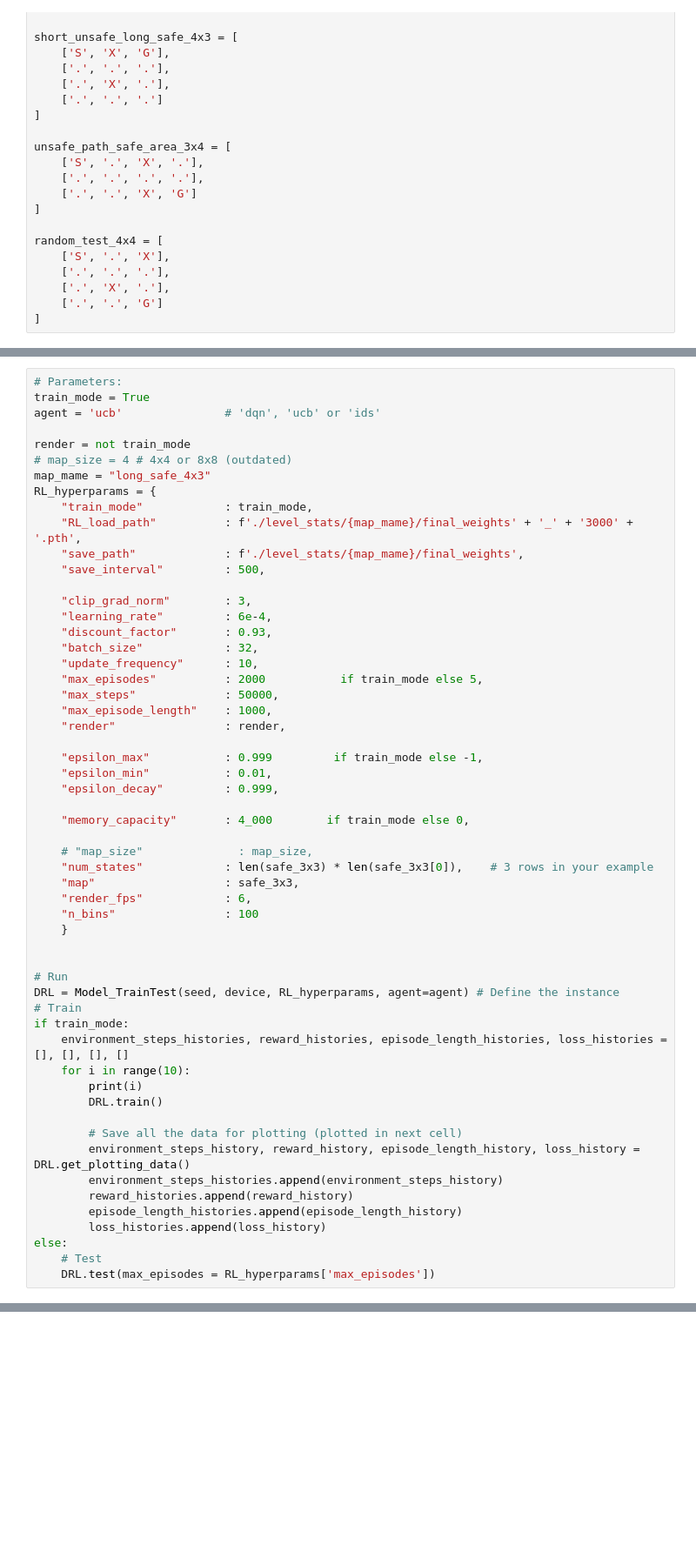
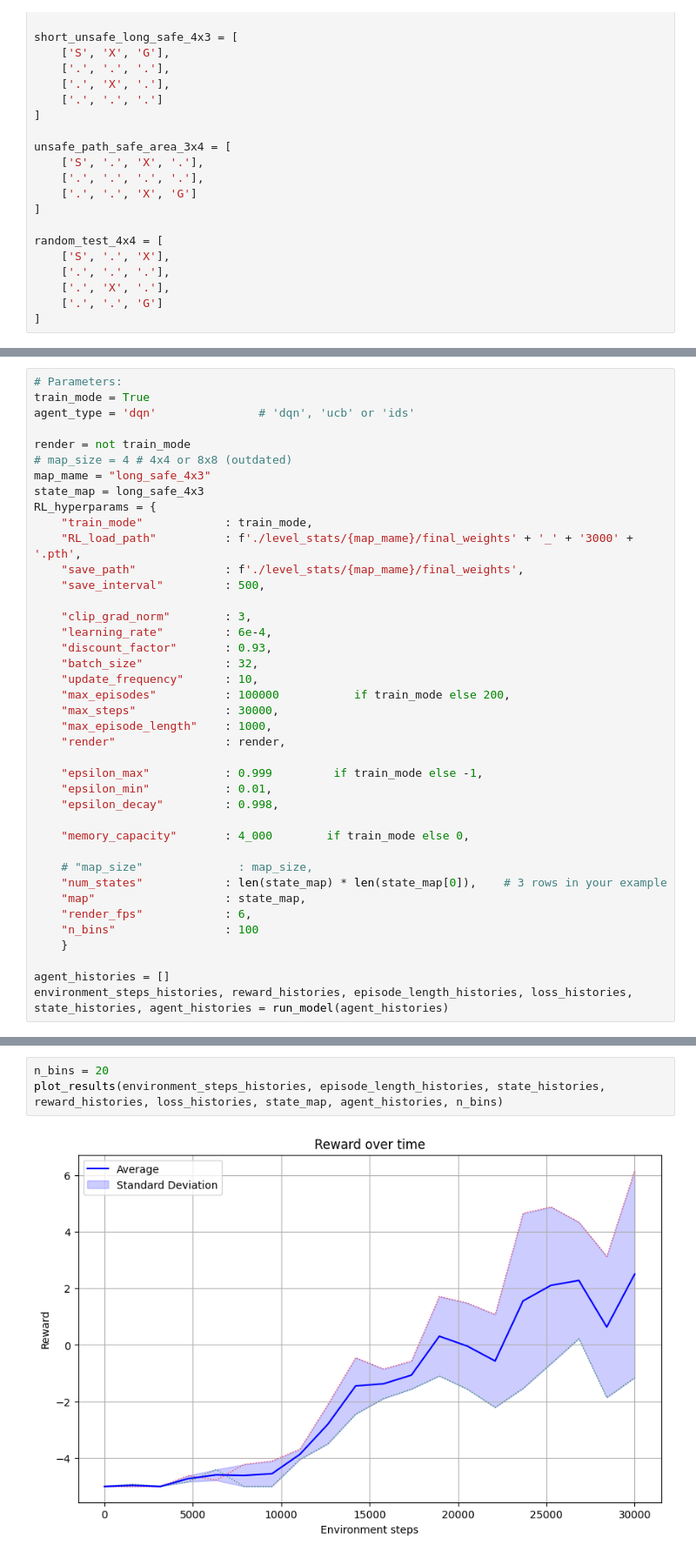
Before and after one commit to filipxg/When-To-Explore-and-When-to-Stop, a Jupyter notebook: frozenlake.ipynb, the cells around one changed output, grey strips where cells are left out. Shown at 87% size. Drawn from its saved outputs; the diff is of its cells as text; blank space fills up the shorter version.

Commit message:
Add testing mode + plots

```diff
--- a/frozenlake.ipynb
+++ b/frozenlake.ipynb
@@ -394,11 +447,12 @@ random_test_4x4 = [
 # %%
 # Parameters:
 train_mode = True
-agent = 'ucb'               # 'dqn', 'ucb' or 'ids'
+agent_type = 'dqn'               # 'dqn', 'ucb' or 'ids'
 
 render = not train_mode
 # map_size = 4 # 4x4 or 8x8 (outdated)
 map_mame = "long_safe_4x3"
+state_map = long_safe_4x3
 RL_hyperparams = {
     "train_mode"            : train_mode,
     "RL_load_path"          : f'./level_stats/{map_mame}/final_weights' + '_' + '3000' + '.pth',
@@ -410,40 +464,23 @@ RL_hyperparams = {
     "discount_factor"       : 0.93,
     "batch_size"            : 32,
     "update_frequency"      : 10,
-    "max_episodes"          : 2000           if train_mode else 5,
-    "max_steps"             : 50000,
+    "max_episodes"          : 100000           if train_mode else 200,
+    "max_steps"             : 30000,
     "max_episode_length"    : 1000,
     "render"                : render,
 
     "epsilon_max"           : 0.999         if train_mode else -1,
     "epsilon_min"           : 0.01,
-    "epsilon_decay"         : 0.999,
+    "epsilon_decay"         : 0.998,
 
     "memory_capacity"       : 4_000        if train_mode else 0,
 
     # "map_size"              : map_size,
-    "num_states"            : len(safe_3x3) * len(safe_3x3[0]),    # 3 rows in your example
-    "map"                   : safe_3x3,
+    "num_states"            : len(state_map) * len(state_map[0]),    # 3 rows in your example
+    "map"                   : state_map,
     "render_fps"            : 6,
     "n_bins"                : 100
     }
 
-
-# Run
-DRL = Model_TrainTest(seed, device, RL_hyperparams, agent=agent) # Define the instance
-# Train
-if train_mode:
-    environment_steps_histories, reward_histories, episode_length_histories, loss_histories = [], [], [], []
-    for i in range(10):
-        print(i)
-        DRL.train()
-
-        # Save all the data for plotting (plotted in next cell)
-        environment_steps_history, reward_history, episode_length_history, loss_history = DRL.get_plotting_data()
-        environment_steps_histories.append(environment_steps_history)
-        reward_histories.append(reward_history)
-        episode_length_histories.append(episode_length_history)
-        loss_histories.append(loss_history)
-else:
-    # Test
-    DRL.test(max_episodes = RL_hyperparams['max_episodes'])
+agent_histories = []
+environment_steps_histories, reward_histories, episode_length_histories, loss_histories, state_histories, agent_histories = run_model(agent_histories)
@@ -455,0 +490,5 @@ plotting.plot_binned_line_with_std(environment_steps_histories, loss_histories,
+# %%
+n_bins = 20
+plot_results(environment_steps_histories, episode_length_histories, state_histories, reward_histories, loss_histories, state_map, agent_histories, n_bins)
+# %% [output]
+[figure, added]
```
Also changed, not shown: parts of 9 cells of this notebook, 2 other files.
